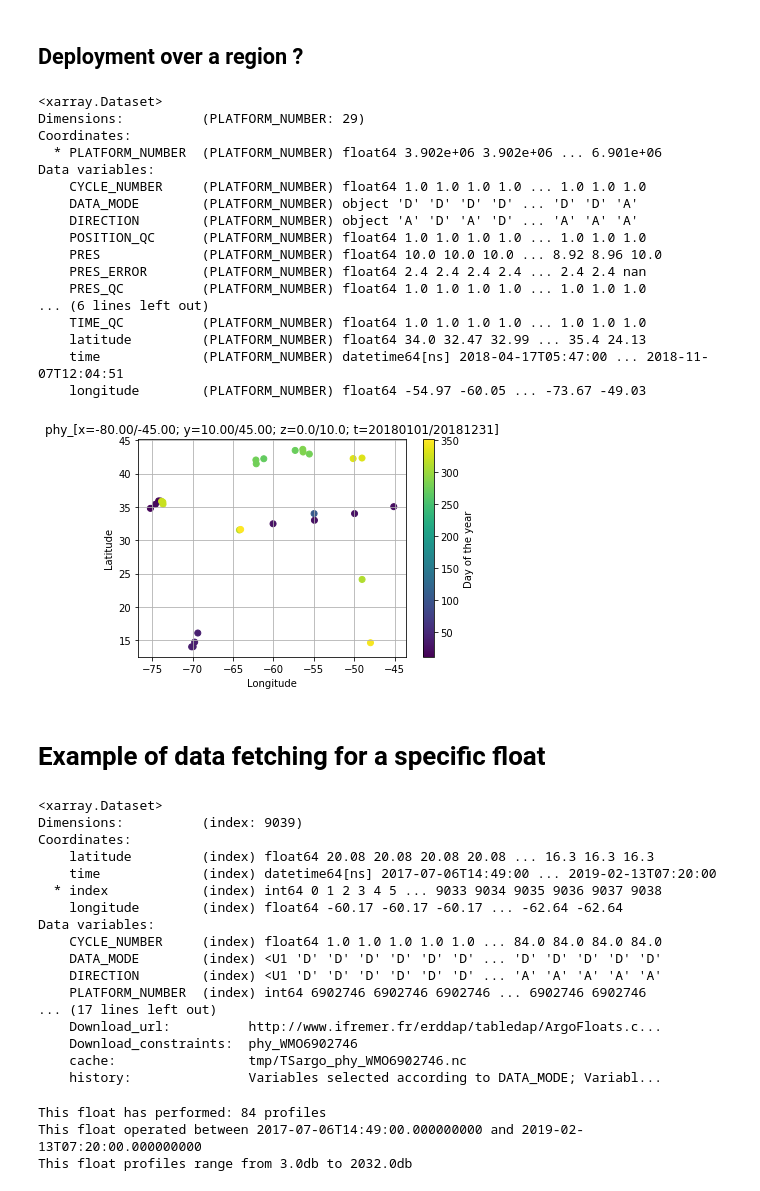
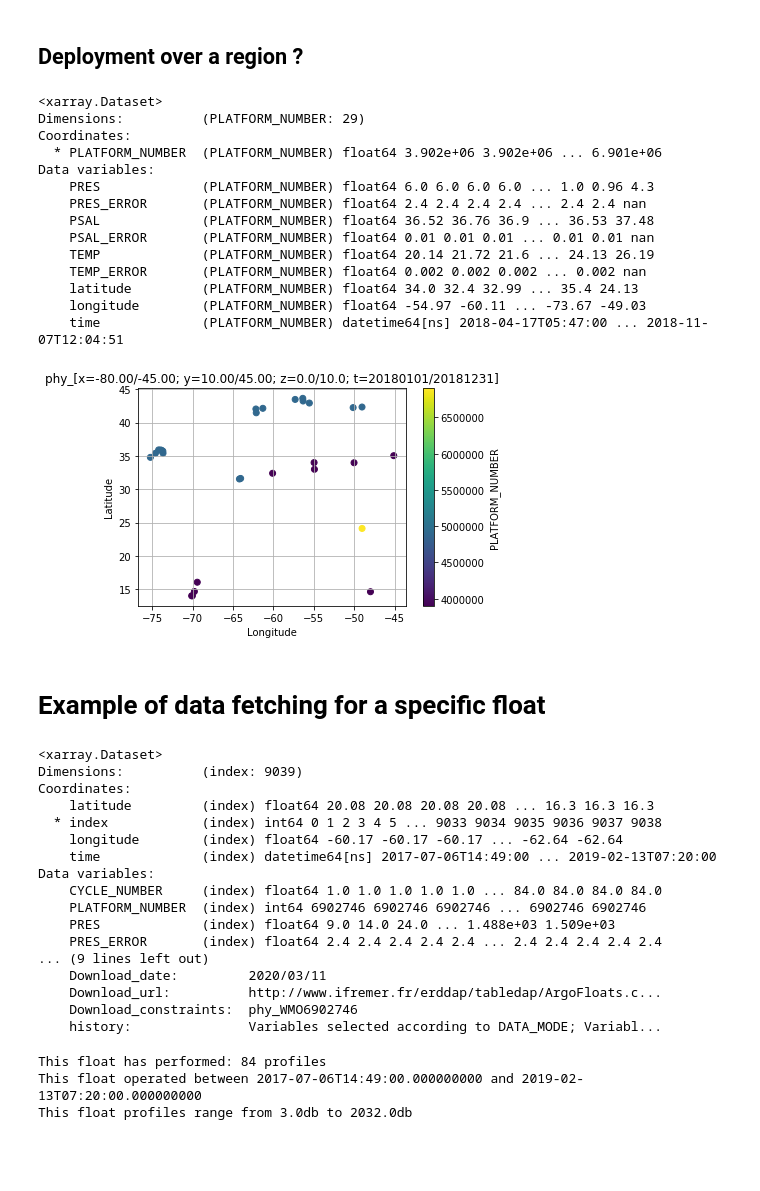
Before and after one commit to euroargodev/erddap_usecases, a Jupyter notebook: examples/Example-Standard-01.ipynb, the cells around one changed output. Saved outputs shown, nothing was run; the diff lists cells and outputs as text; code cells hidden in the pictures; blank space fills up the shorter version.

Commit message:
Added access to BGC Erddap dataset
Added BGC erddap access (only oxygen available)
Refactoring filter_data_mode
Improved unit testting
Update to notebooks

```diff
--- a/examples/Example-Standard-01.ipynb
+++ b/examples/Example-Standard-01.ipynb
@@ -37,0 +32,4 @@ User mode: standard
+# %%
+# argo_loader = ArgoDataFetcher(cachedir='tmp') # If you to save fetched data to limit data transfer usage
+argo_loader = ArgoDataFetcher()
+argo_loader
@@ -148,10 +150,10 @@ box = [-80., -45, 10, 45, 0, 10, '2018-01-01','2018-12-31']
 argo = argo_loader.region(box).to_xarray()
 
 # Then select only the first cycle number:
-this = argo.where(argo['CYCLE_NUMBER']==1, drop=True)
+this = argo.where(argo['CYCLE_NUMBER']==1, drop=True).drop_vars('CYCLE_NUMBER')
 
 # And group by WMOs:
-this = this.reset_coords().groupby('PLATFORM_NUMBER').max()
+this = this.reset_coords().groupby('PLATFORM_NUMBER').min()
 this
 # %% [output]
 <xarray.Dataset>
@@ -159,27 +161,26 @@ Dimensions:          (PLATFORM_NUMBER: 29)
 Coordinates:
   * PLATFORM_NUMBER  (PLATFORM_NUMBER) float64 3.902e+06 3.902e+06 ... 6.901e+06
 Data variables:
-    CYCLE_NUMBER     (PLATFORM_NUMBER) float64 1.0 1.0 1.0 1.0 ... 1.0 1.0 1.0
-    DATA_MODE        (PLATFORM_NUMBER) object 'D' 'D' 'D' 'D' ... 'D' 'D' 'A'
-    DIRECTION        (PLATFORM_NUMBER) object 'A' 'D' 'A' 'D' ... 'A' 'A' 'A'
-    POSITION_QC      (PLATFORM_NUMBER) float64 1.0 1.0 1.0 1.0 ... 1.0 1.0 1.0
-    PRES             (PLATFORM_NUMBER) float64 10.0 10.0 10.0 ... 8.92 8.96 10.0
+    PRES             (PLATFORM_NUMBER) float64 6.0 6.0 6.0 6.0 ... 1.0 0.96 4.3
     PRES_ERROR       (PLATFORM_NUMBER) float64 2.4 2.4 2.4 2.4 ... 2.4 2.4 nan
-    PRES_QC          (PLATFORM_NUMBER) float64 1.0 1.0 1.0 1.0 ... 1.0 1.0 1.0
-... (6 lines left out)
-    TIME_QC          (PLATFORM_NUMBER) float64 1.0 1.0 1.0 1.0 ... 1.0 1.0 1.0
-    latitude         (PLATFORM_NUMBER) float64 34.0 32.47 32.99 ... 35.4 24.13
+    PSAL             (PLATFORM_NUMBER) float64 36.52 36.76 36.9 ... 36.53 37.48
+    PSAL_ERROR       (PLATFORM_NUMBER) float64 0.01 0.01 0.01 ... 0.01 0.01 nan
+    TEMP             (PLATFORM_NUMBER) float64 20.14 21.72 21.6 ... 24.13 26.19
+    TEMP_ERROR       (PLATFORM_NUMBER) float64 0.002 0.002 0.002 ... 0.002 nan
+    latitude         (PLATFORM_NUMBER) float64 34.0 32.4 32.99 ... 35.4 24.13
+    longitude        (PLATFORM_NUMBER) float64 -54.97 -60.11 ... -73.67 -49.03
     time             (PLATFORM_NUMBER) datetime64[ns] 2018-04-17T05:47:00 ... 2018-11-07T12:04:51
-    longitude        (PLATFORM_NUMBER) float64 -54.97 -60.05 ... -73.67 -49.03
 # %%
-plt.scatter(this['longitude'], this['latitude'], c=this['time.dayofyear'])
-plt.colorbar(label='Day of the year')
+# plt.scatter(this['longitude'], this['latitude'], c=this['time.dayofyear'])
+# plt.colorbar(label='Day of the year')
+plt.scatter(this['longitude'], this['latitude'], c=this['PLATFORM_NUMBER'])
+plt.colorbar(label='PLATFORM_NUMBER')
 plt.xlabel('Longitude')
 plt.ylabel('Latitude')
 plt.gca().grid()
 plt.title("%s" % argo.attrs['Download_constraints']);
 # %% [output]
-[figure, old version]
+[figure, new version]
 # %% [markdown]
 # Example of data fetching for a specific float
 # %%
@@ -190,18 +191,18 @@ argo
 Dimensions:          (index: 9039)
 Coordinates:
     latitude         (index) float64 20.08 20.08 20.08 20.08 ... 16.3 16.3 16.3
-    time             (index) datetime64[ns] 2017-07-06T14:49:00 ... 2019-02-13T07:20:00
   * index            (index) int64 0 1 2 3 4 5 ... 9033 9034 9035 9036 9037 9038
     longitude        (index) float64 -60.17 -60.17 -60.17 ... -62.64 -62.64
+    time             (index) datetime64[ns] 2017-07-06T14:49:00 ... 2019-02-13T07:20:00
 Data variables:
     CYCLE_NUMBER     (index) float64 1.0 1.0 1.0 1.0 1.0 ... 84.0 84.0 84.0 84.0
-    DATA_MODE        (index) <U1 'D' 'D' 'D' 'D' 'D' 'D' ... 'D' 'D' 'D' 'D' 'D'
-    DIRECTION        (index) <U1 'D' 'D' 'D' 'D' 'D' 'D' ... 'A' 'A' 'A' 'A' 'A'
     PLATFORM_NUMBER  (index) int64 6902746 6902746 6902746 ... 6902746 6902746
-... (17 lines left out)
+    PRES             (index) float64 9.0 14.0 24.0 ... 1.488e+03 1.509e+03
+    PRES_ERROR       (index) float64 2.4 2.4 2.4 2.4 2.4 ... 2.4 2.4 2.4 2.4 2.4
+... (9 lines left out)
+    Download_date:         2020/03/11
     Download_url:          http://www.ifremer.fr/erddap/tabledap/ArgoFloats.c...
     Download_constraints:  phy_WMO6902746
-    cache:                 tmp/TSargo_phy_WMO6902746.nc
     history:               Variables selected according to DATA_MODE; Variabl...
 # %%
 # Get basic information about the float:
```
Also changed, not shown: parts of 6 cells of this notebook, 6 other files.
